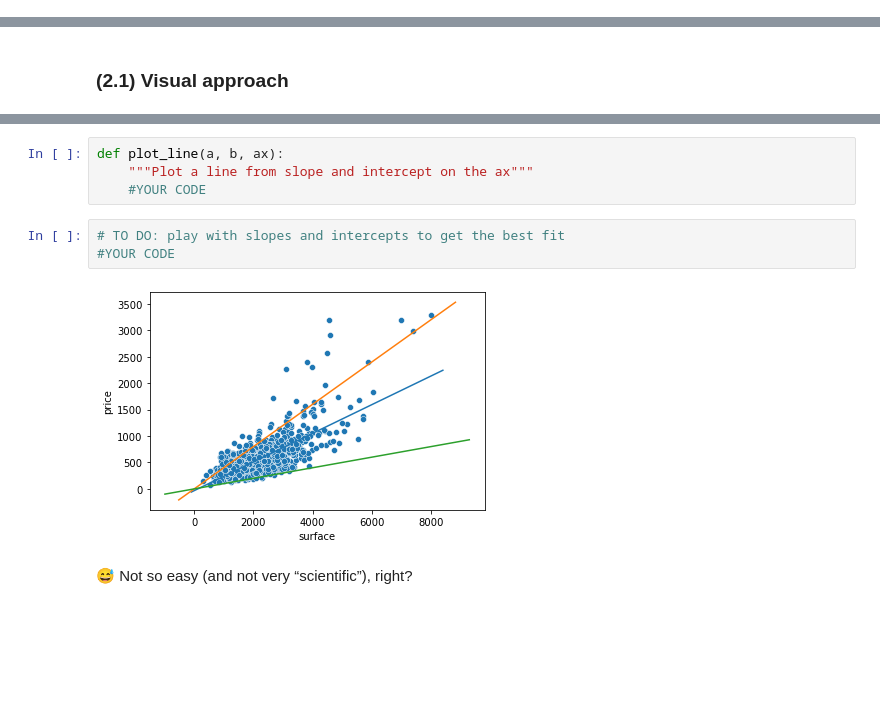
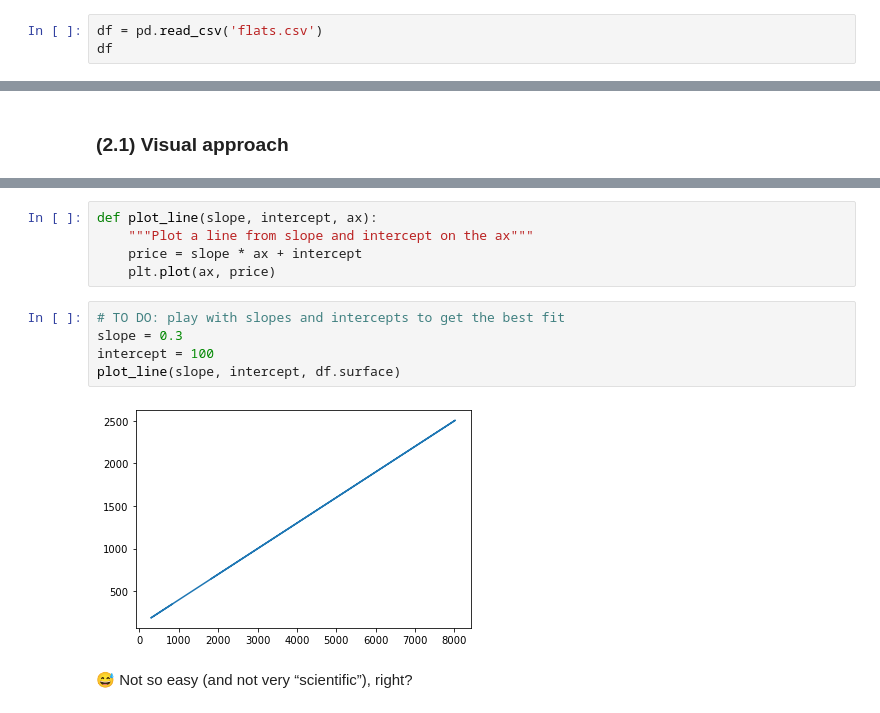
Before and after one commit to lilifull/Brief_7, a Jupyter notebook: estimation_avancee_immo.ipynb, the cells around one changed output, grey strips where cells are left out. Cells and saved outputs as stored; diff of their text form; blank space fills up the shorter version.

```diff
--- a/estimation_avancee_immo.ipynb
+++ b/estimation_avancee_immo.ipynb
@@ -42,0 +42,3 @@ We load the dataset **flats.csv** below
+# %%
+df = pd.read_csv('flats.csv')
+df
@@ -122,14 +166,17 @@ Practically speaking, we want to choose the best parameters $\hat{\theta}$ = (`s
 
 ![image.png](attachment:image.png)
 # %%
-def plot_line(a, b, ax):
+def plot_line(slope, intercept, ax):
     """Plot a line from slope and intercept on the ax"""
-    #YOUR CODE
+    price = slope * ax + intercept
+    plt.plot(ax, price)
 # %%
 # TO DO: play with slopes and intercepts to get the best fit
-#YOUR CODE
+slope = 0.3
+intercept = 100
+plot_line(slope, intercept, df.surface)
 # %% [output]
-[figure, old version]
+[figure, new version]
 # %% [markdown]
 😅 Not so easy (and not very “scientific”), right?
 # %% [markdown]
```
Also changed, not shown: parts of 36 cells of this notebook.
